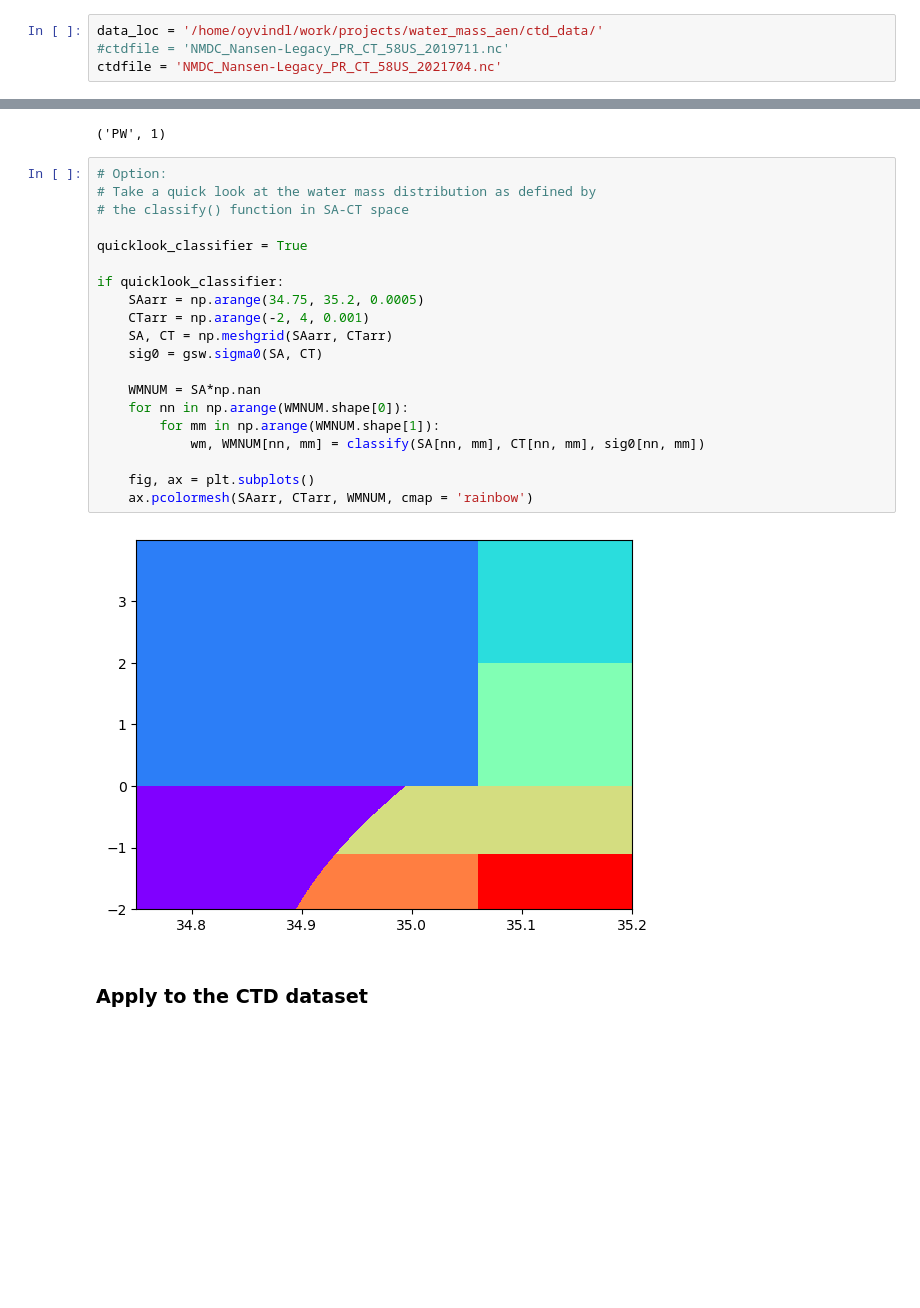
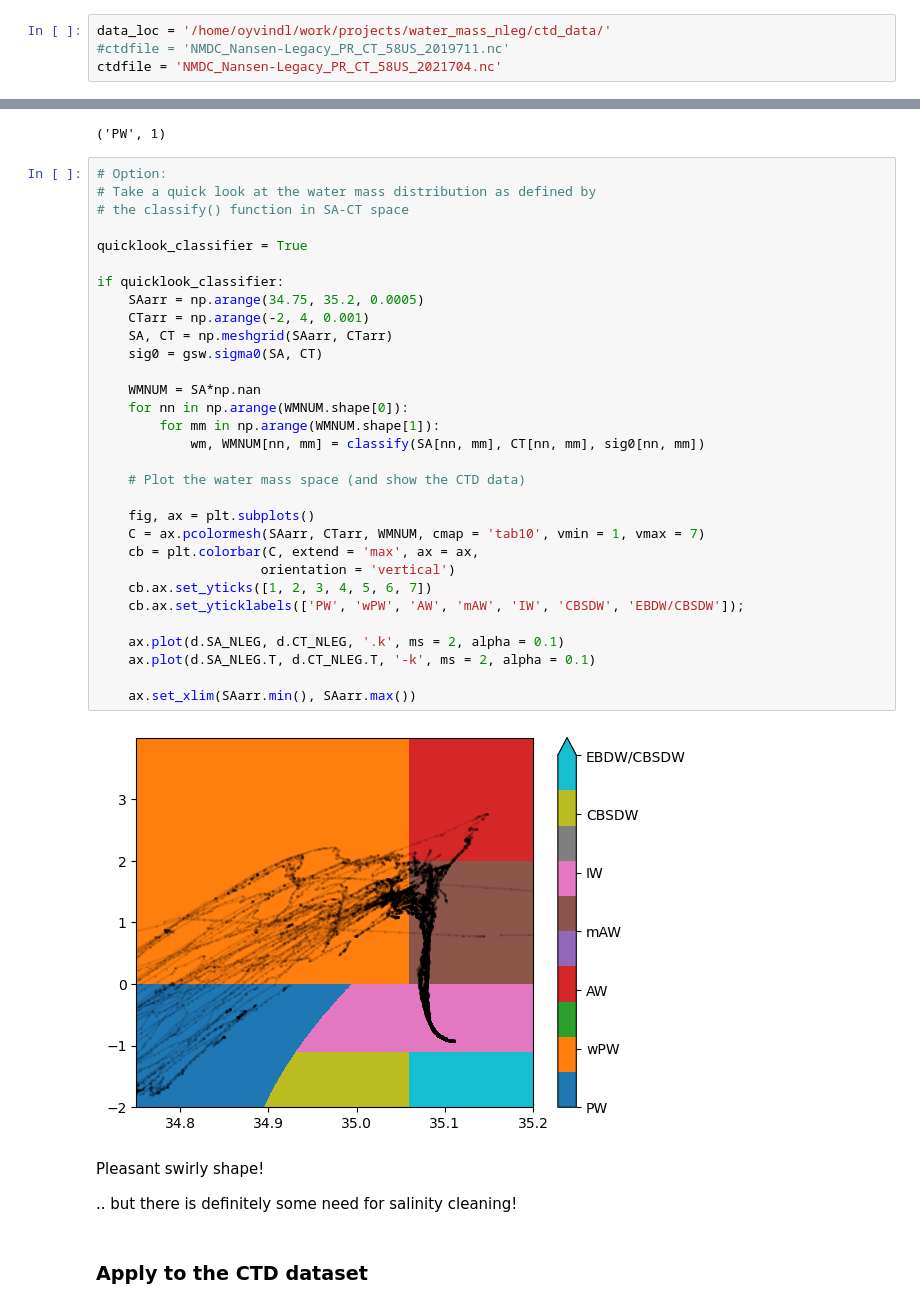
Before and after one commit to oyvfoss/water_mass_nleg, a Jupyter notebook: code/DRAFT - NL CTD PROCESSING SCRIPT.ipynb, the cells around one changed output, grey strips where cells are left out. Cells and saved outputs as stored; diff of their text form; blank space fills up the shorter version.

```diff
--- a/code/DRAFT - NL CTD PROCESSING SCRIPT.ipynb
+++ b/code/DRAFT - NL CTD PROCESSING SCRIPT.ipynb
@@ -26,5 +27,5 @@ import xarray as xr
 # %%
-data_loc = '/home/oyvindl/work/projects/water_mass_aen/ctd_data/'
+data_loc = '/home/oyvindl/work/projects/water_mass_nleg/ctd_data/'
 #ctdfile = 'NMDC_Nansen-Legacy_PR_CT_58US_2019711.nc'
 ctdfile = 'NMDC_Nansen-Legacy_PR_CT_58US_2021704.nc'
 # %% [markdown]
@@ -193,25 +194,40 @@ classify(SA[nn, mm], CT[nn, mm], sig0[nn, mm])
 # %%
 # Option:
 # Take a quick look at the water mass distribution as defined by
 # the classify() function in SA-CT space
 
 quicklook_classifier = True
 
 if quicklook_classifier:
     SAarr = np.arange(34.75, 35.2, 0.0005)
     CTarr = np.arange(-2, 4, 0.001)
     SA, CT = np.meshgrid(SAarr, CTarr)
     sig0 = gsw.sigma0(SA, CT)
 
     WMNUM = SA*np.nan
     for nn in np.arange(WMNUM.shape[0]):
         for mm in np.arange(WMNUM.shape[1]):
             wm, WMNUM[nn, mm] = classify(SA[nn, mm], CT[nn, mm], sig0[nn, mm])
 
+    # Plot the water mass space (and show the CTD data)
+
     fig, ax = plt.subplots()
-    ax.pcolormesh(SAarr, CTarr, WMNUM, cmap = 'rainbow')
+    C = ax.pcolormesh(SAarr, CTarr, WMNUM, cmap = 'tab10', vmin = 1, vmax = 7)
+    cb = plt.colorbar(C, extend = 'max', ax = ax,
+                     orientation = 'vertical')
+    cb.ax.set_yticks([1, 2, 3, 4, 5, 6, 7])
+    cb.ax.set_yticklabels(['PW', 'wPW', 'AW', 'mAW', 'IW', 'CBSDW', 'EBDW/CBSDW']);
+
+    ax.plot(d.SA_NLEG, d.CT_NLEG, '.k', ms = 2, alpha = 0.1)
+    ax.plot(d.SA_NLEG.T, d.CT_NLEG.T, '-k', ms = 2, alpha = 0.1)
+
+    ax.set_xlim(SAarr.min(), SAarr.max())
 # %% [output]
-[figure, old version]
+[figure, new version]
+# %% [markdown]
+Pleasant swirly shape!
+
+.. but there is definitely some need for salinity cleaning!
 # %% [markdown]
 ### Apply to the CTD dataset
 # %%
```
Also changed, not shown: parts of 7 cells of this notebook.
